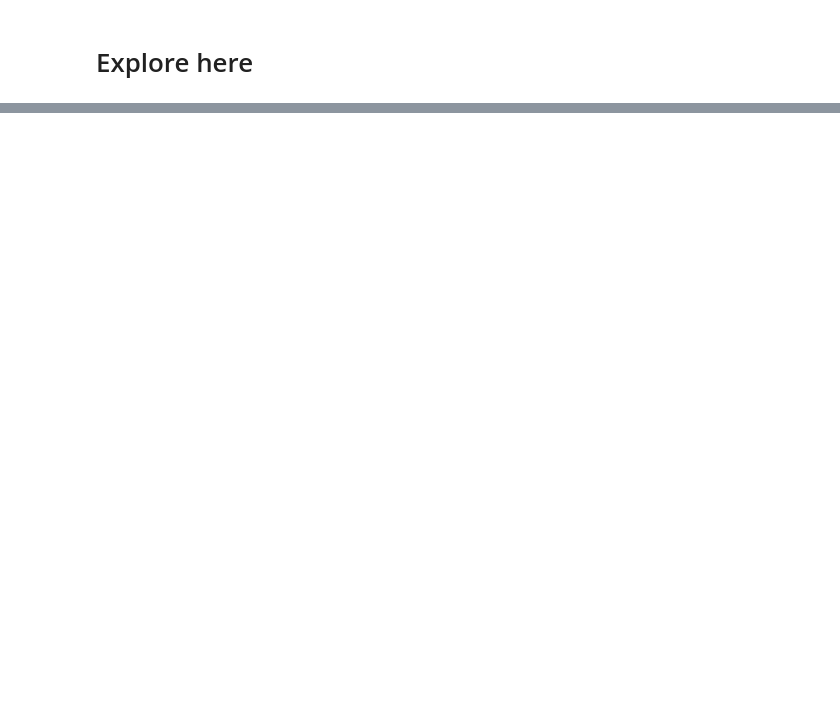
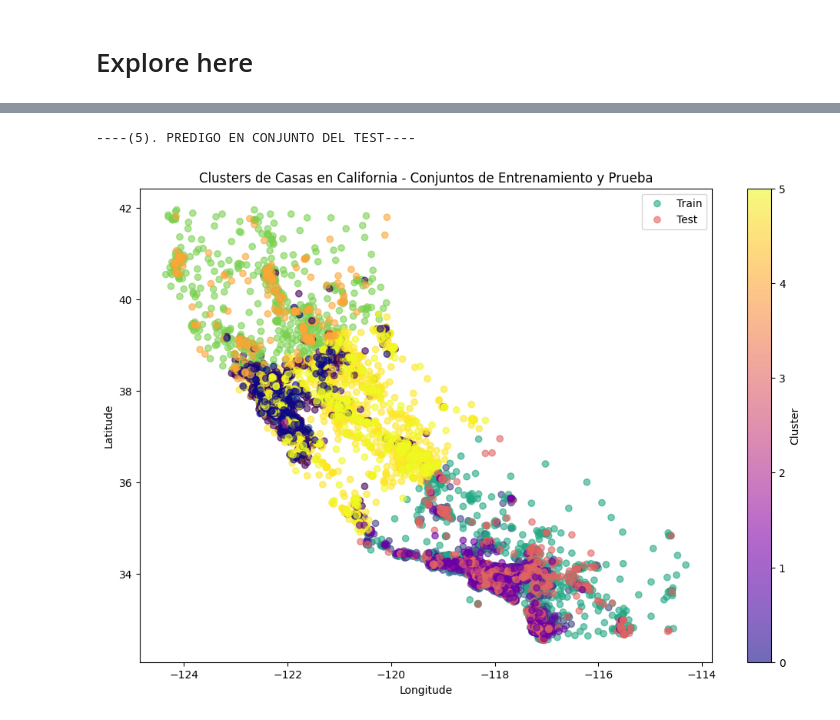
Before and after one commit to 4GeeksAcademy/Proyecto-K-Medias-Jorge3127, a Jupyter notebook: src/explore.ipynb, the cells around one changed output, grey strips where cells are left out. Drawn from its saved outputs; the diff is of its cells as text; code cells hidden in the pictures; blank space fills up the shorter version.

```diff
--- a/src/explore.ipynb
+++ b/src/explore.ipynb
@@ -92,0 +91,21 @@ ValueError: X has 2 features, but KMeans is expecting 3 features as input.
+# %%
+print("----(5). PREDIGO EN CONJUNTO DEL TEST----")
+# Predecir con el conjunto de test
+X_test_clusters = kmeans.predict(X_test_scaled)
+
+# Añadir el cluster al conjunto de datos de prueba
+X_test['cluster'] = X_test_clusters
+
+# Graficar los clusters incluyendo el conjunto de test
+plt.figure(figsize=(12, 8))
+plt.scatter(X_train['Longitude'], X_train['Latitude'], c=X_train['cluster'], cmap='viridis', alpha=0.6, label='Train')
+plt.scatter(X_test['Longitude'], X_test['Latitude'], c=X_test['cluster'], cmap='plasma', alpha=0.6, label='Test')
+plt.colorbar(label='Cluster')
+plt.xlabel('Longitude')
+plt.ylabel('Latitude')
+plt.title('Clusters de Casas en California - Conjuntos de Entrenamiento y Prueba')
+plt.legend()
+plt.show()
+# %% [output]
+----(5). PREDIGO EN CONJUNTO DEL TEST----
+[figure, added]
```
Also changed, not shown: parts of 12 cells of this notebook, 2 other files.
